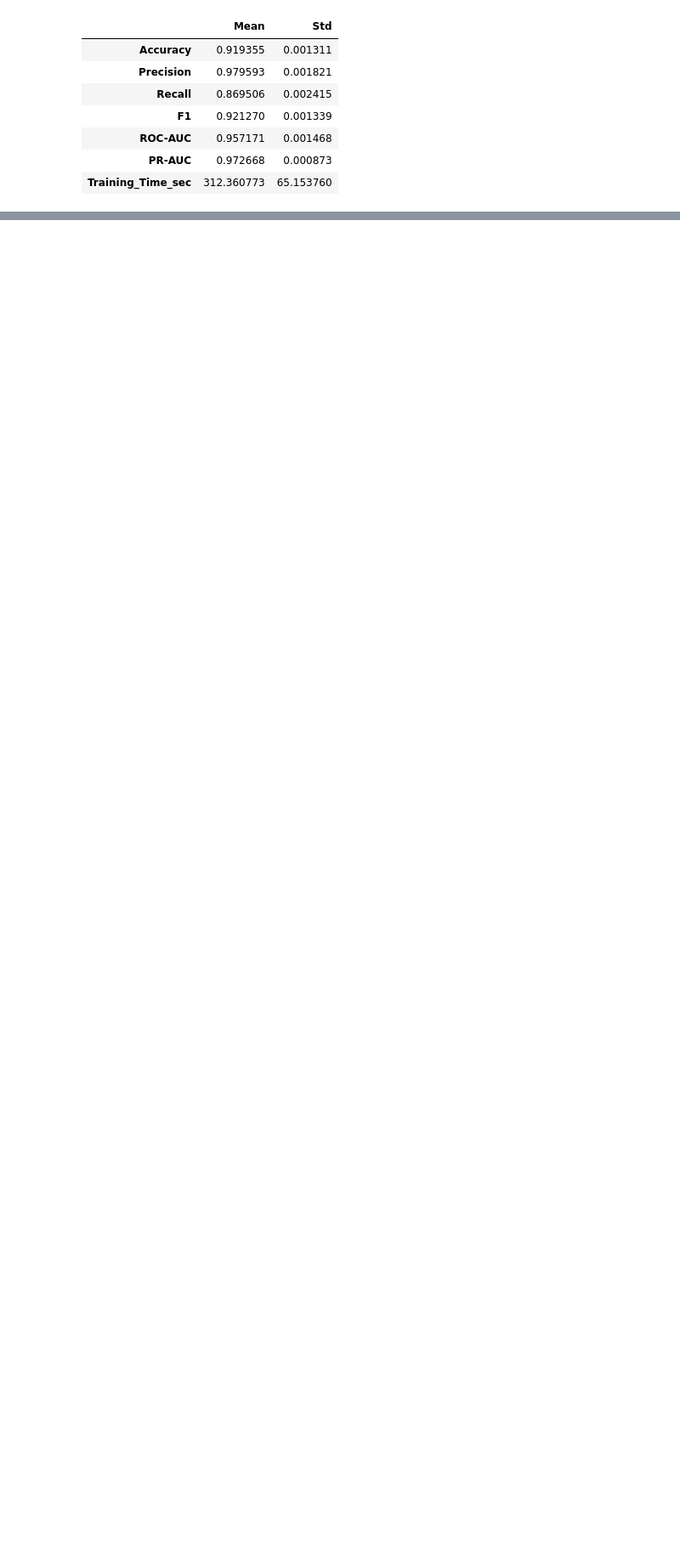
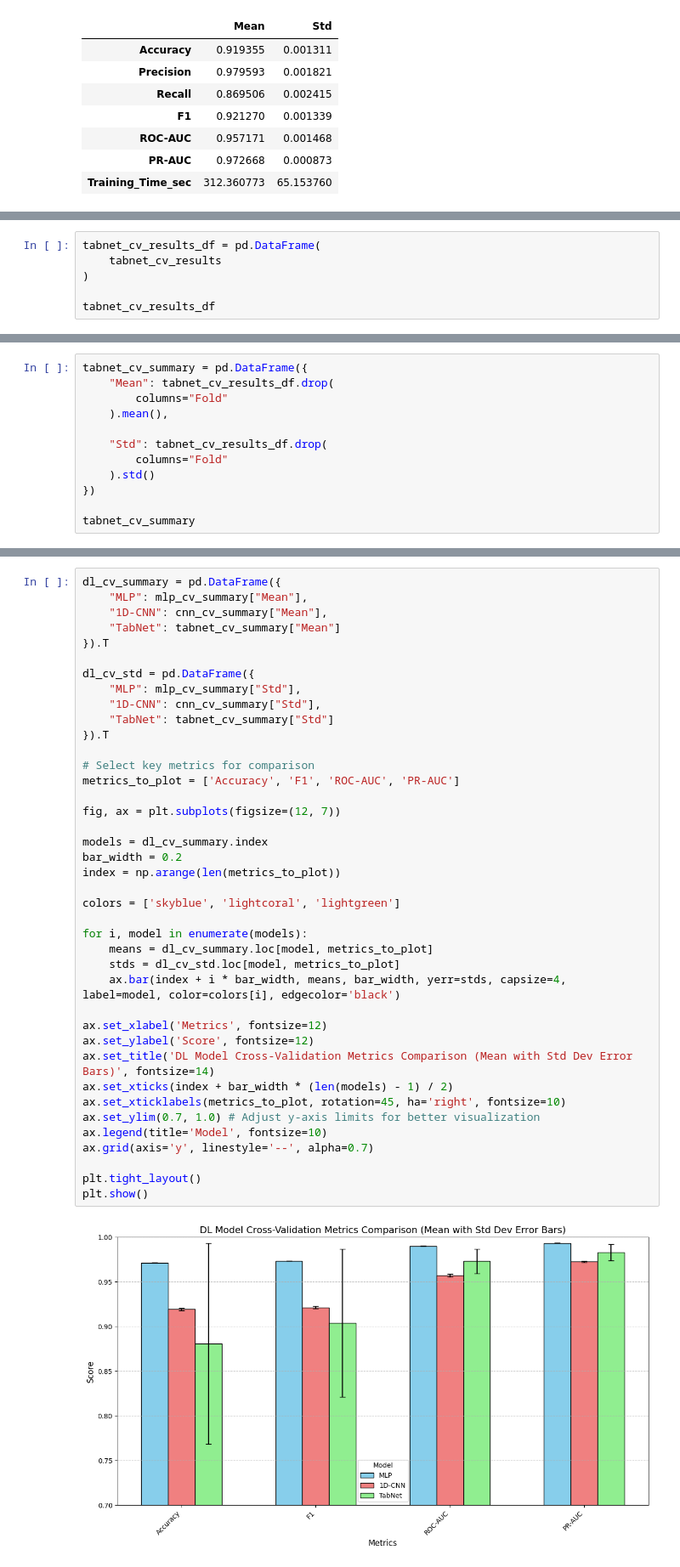
Before and after one commit to halimAhtasham/Network-_Intrusion_Detection---All_In_One, a Jupyter notebook: Binary_Classification_on_NIDS_with_ROSIDS23.ipynb, the cells around one changed output, grey strips where cells are left out. Shown at 85% size. Cells and saved outputs as stored; diff of their text form; blank space fills up the shorter version.

```diff
--- a/Binary_Classification_on_NIDS_with_ROSIDS23.ipynb
+++ b/Binary_Classification_on_NIDS_with_ROSIDS23.ipynb
@@ -2029,0 +2212,6 @@ for i, history in enumerate(cnn_histories):
+# %%
+tabnet_cv_results_df = pd.DataFrame(
+    tabnet_cv_results
+)
+
+tabnet_cv_results_df
@@ -2029,0 +2225,12 @@ for i, history in enumerate(cnn_histories):
+# %%
+tabnet_cv_summary = pd.DataFrame({
+    "Mean": tabnet_cv_results_df.drop(
+        columns="Fold"
+    ).mean(),
+
+    "Std": tabnet_cv_results_df.drop(
+        columns="Fold"
+    ).std()
+})
+
+tabnet_cv_summary
@@ -2029,0 +2474,42 @@ for i, history in enumerate(cnn_histories):
+# %%
+dl_cv_summary = pd.DataFrame({
+    "MLP": mlp_cv_summary["Mean"],
+    "1D-CNN": cnn_cv_summary["Mean"],
+    "TabNet": tabnet_cv_summary["Mean"]
+}).T
+
+dl_cv_std = pd.DataFrame({
+    "MLP": mlp_cv_summary["Std"],
+    "1D-CNN": cnn_cv_summary["Std"],
+    "TabNet": tabnet_cv_summary["Std"]
+}).T
+
+# Select key metrics for comparison
+metrics_to_plot = ['Accuracy', 'F1', 'ROC-AUC', 'PR-AUC']
+
+fig, ax = plt.subplots(figsize=(12, 7))
+
+models = dl_cv_summary.index
+bar_width = 0.2
+index = np.arange(len(metrics_to_plot))
+
+colors = ['skyblue', 'lightcoral', 'lightgreen']
+
+for i, model in enumerate(models):
+    means = dl_cv_summary.loc[model, metrics_to_plot]
+    stds = dl_cv_std.loc[model, metrics_to_plot]
+    ax.bar(index + i * bar_width, means, bar_width, yerr=stds, capsize=4, label=model, color=colors[i], edgecolor='black')
+
+ax.set_xlabel('Metrics', fontsize=12)
+ax.set_ylabel('Score', fontsize=12)
+ax.set_title('DL Model Cross-Validation Metrics Comparison (Mean with Std Dev Error Bars)', fontsize=14)
+ax.set_xticks(index + bar_width * (len(models) - 1) / 2)
+ax.set_xticklabels(metrics_to_plot, rotation=45, ha='right', fontsize=10)
+ax.set_ylim(0.7, 1.0) # Adjust y-axis limits for better visualization
+ax.legend(title='Model', fontsize=10)
+ax.grid(axis='y', linestyle='--', alpha=0.7)
+
+plt.tight_layout()
+plt.show()
+# %% [output]
+[figure, added]
```
Also changed, not shown: parts of 47 cells of this notebook.
